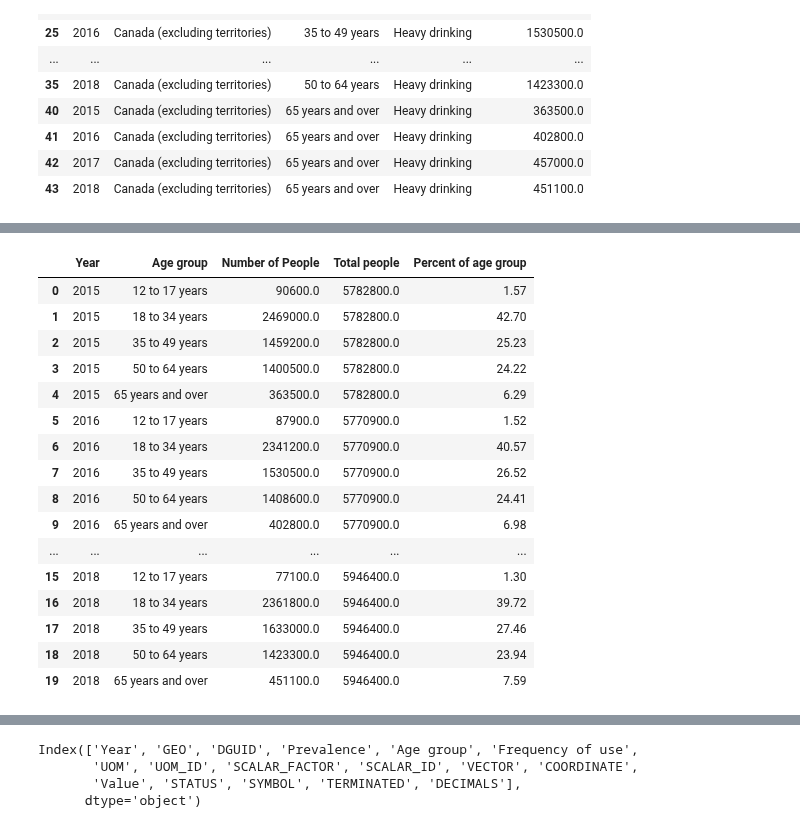
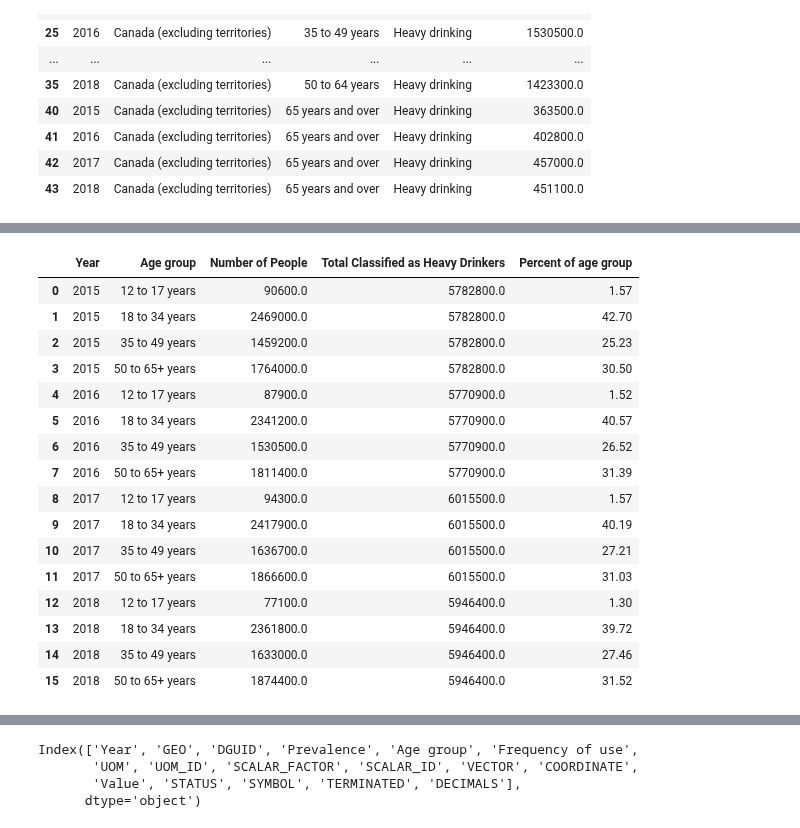
Before and after one commit to MattDavies1/Data-Bootcamp-Project, a Jupyter notebook: alc_cannabis_consumption.ipynb, the cells around one changed output, grey strips where cells are left out. Drawn from its saved outputs; the diff is of its cells as text; code cells hidden in the pictures.

```diff
--- a/alc_cannabis_consumption.ipynb
+++ b/alc_cannabis_consumption.ipynb
@@ -58,3 +59,9 @@ reduced_alc_df
 | 41 | 2016 | Canada (excluding territories) | 65 years and over | Heavy drinking | 402800.0 |
 | 42 | 2017 | Canada (excluding territories) | 65 years and over | Heavy drinking | 457000.0 |
 | 43 | 2018 | Canada (excluding territories) | 65 years and over | Heavy drinking | 451100.0 |
+# %%
+elderly = reduced_alc_df.loc[(reduced_alc_df["Age group"]=="50 to 64 years")|(reduced_alc_df["Age group"]=="65 years and over"),:]
+elderly["Age group"] = elderly["Age group"].replace({"50 to 64 years":"50 to 65+ years","65 years and over":"50 to 65+ years"})
+elderly_total = elderly.groupby(["Year","Age group"]).sum()
+elderly_total = elderly_total.reset_index()
+elderly_total
@@ -60,0 +79,6 @@ reduced_alc_df
+# %%
+groupby_df = reduced_alc_df.groupby(["Year","Age group"]).sum()
+reset_groupby_df = groupby_df.reset_index()
+drop_elderly = reset_groupby_df.loc[(reset_groupby_df["Age group"]!="50 to 64 years")&(reset_groupby_df["Age group"]!="65 years and over")]
+final_df=drop_elderly.append(elderly_total).reset_index().drop(columns=["index"])
+final_df
@@ -61,26 +103,26 @@ reduced_alc_df
 # %%
-groupby_df = reduced_alc_df.groupby(["Year","Age group"]).sum()
+groupby_df = final_df.groupby(["Year","Age group"]).sum()
 test = groupby_df.reset_index()
-merge_df = pd.merge(test,total,on="Year",how="inner")
-merge_df = merge_df.rename(columns={"Number of People_x":"Number of People","Number of People_y":"Total people"})
-merge_df["Percent of age group"] = round((merge_df["Number of People"]/merge_df["Total people"])*100,2)
-merge_df
+alc_df = pd.merge(test,total,on="Year",how="inner")
+alc_df = alc_df.rename(columns={"Number of People_x":"Number of People","Number of People_y":"Total Classified as Heavy Drinkers"})
+alc_df["Percent of age group"] = round((alc_df["Number of People"]/alc_df["Total Classified as Heavy Drinkers"])*100,2)
+alc_df
 # %% [output]
-|  | Year | Age group | Number of People | Total people | Percent of age group |
+|  | Year | Age group | Number of People | Total Classified as Heavy Drinkers | Percent of age group |
 | 0 | 2015 | 12 to 17 years | 90600.0 | 5782800.0 | 1.57 |
 | 1 | 2015 | 18 to 34 years | 2469000.0 | 5782800.0 | 42.70 |
 | 2 | 2015 | 35 to 49 years | 1459200.0 | 5782800.0 | 25.23 |
-| 3 | 2015 | 50 to 64 years | 1400500.0 | 5782800.0 | 24.22 |
-| 4 | 2015 | 65 years and over | 363500.0 | 5782800.0 | 6.29 |
-| 5 | 2016 | 12 to 17 years | 87900.0 | 5770900.0 | 1.52 |
-| 6 | 2016 | 18 to 34 years | 2341200.0 | 5770900.0 | 40.57 |
-| 7 | 2016 | 35 to 49 years | 1530500.0 | 5770900.0 | 26.52 |
-| 8 | 2016 | 50 to 64 years | 1408600.0 | 5770900.0 | 24.41 |
-| 9 | 2016 | 65 years and over | 402800.0 | 5770900.0 | 6.98 |
-| ... | ... | ... | ... | ... | ... |
-| 15 | 2018 | 12 to 17 years | 77100.0 | 5946400.0 | 1.30 |
-| 16 | 2018 | 18 to 34 years | 2361800.0 | 5946400.0 | 39.72 |
-| 17 | 2018 | 35 to 49 years | 1633000.0 | 5946400.0 | 27.46 |
-| 18 | 2018 | 50 to 64 years | 1423300.0 | 5946400.0 | 23.94 |
-| 19 | 2018 | 65 years and over | 451100.0 | 5946400.0 | 7.59 |
+| 3 | 2015 | 50 to 65+ years | 1764000.0 | 5782800.0 | 30.50 |
+| 4 | 2016 | 12 to 17 years | 87900.0 | 5770900.0 | 1.52 |
+| 5 | 2016 | 18 to 34 years | 2341200.0 | 5770900.0 | 40.57 |
+| 6 | 2016 | 35 to 49 years | 1530500.0 | 5770900.0 | 26.52 |
+| 7 | 2016 | 50 to 65+ years | 1811400.0 | 5770900.0 | 31.39 |
+| 8 | 2017 | 12 to 17 years | 94300.0 | 6015500.0 | 1.57 |
+| 9 | 2017 | 18 to 34 years | 2417900.0 | 6015500.0 | 40.19 |
+| 10 | 2017 | 35 to 49 years | 1636700.0 | 6015500.0 | 27.21 |
+| 11 | 2017 | 50 to 65+ years | 1866600.0 | 6015500.0 | 31.03 |
+| 12 | 2018 | 12 to 17 years | 77100.0 | 5946400.0 | 1.30 |
+| 13 | 2018 | 18 to 34 years | 2361800.0 | 5946400.0 | 39.72 |
+| 14 | 2018 | 35 to 49 years | 1633000.0 | 5946400.0 | 27.46 |
+| 15 | 2018 | 50 to 65+ years | 1874400.0 | 5946400.0 | 31.52 |
 # %%
```
Also changed, not shown: parts of 13 cells of this notebook, 2 other files.
